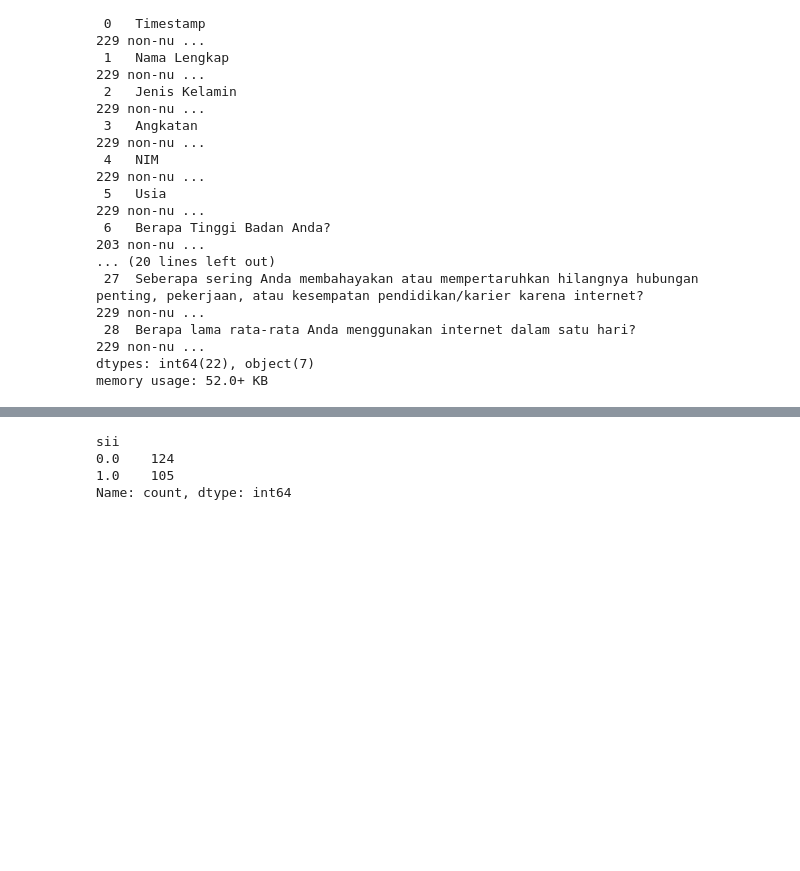
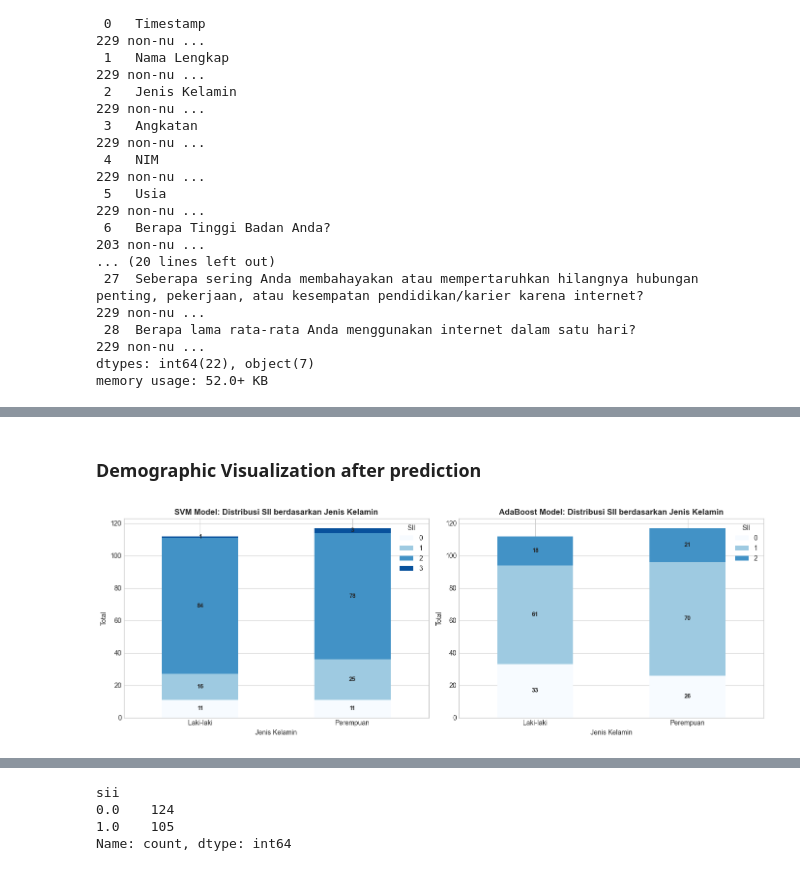
Before and after one commit to MufadhaTiohandra/skripsi, a Jupyter notebook: implement.ipynb, the cells around one changed output, grey strips where cells are left out. Cells and saved outputs as stored; diff of their text form; code cells hidden in the pictures; blank space fills up the shorter version.

```diff
--- a/implement.ipynb
+++ b/implement.ipynb
@@ -108,0 +89,6 @@ memory usage: 53.8+ KB
+# %%
+ada_model = load('model/ada_model_noCV.pkl')
+y_pred_ada = ada_model.predict(X_scaled)
+dfc_2['sii'] = y_pred_ada
+print("AdaBoost Model Prediction Results:")
+print(dfc_2['sii'].value_counts())
@@ -108,0 +113,47 @@ memory usage: 53.8+ KB
+# %% [markdown]
+### **Demographic Visualization after prediction**
+# %%
+# result for SVM
+df_svm = df.copy()
+df_svm['sii'] = dfc['sii']
+df_svm['iat_total'] = dfc['IAT-IAT_Total']
+
+# result for AdaBoost
+df_ada = df.copy()
+df_ada['sii'] = dfc_2['sii']
+df_ada['iat_total'] = dfc_2['IAT-IAT_Total']
+# %%
+plt.style.use('seaborn-v0_8-whitegrid')
+# Comparison of SII predictions by Sex for both models
+fig, axes = plt.subplots(1, 2, figsize=(14, 5))
+
+# SVM Model
+svm_sii_sex = df_svm.groupby(['Jenis Kelamin', 'sii']).size().unstack(fill_value=0)
+svm_sii_sex.plot(kind='bar', stacked=True, ax=axes[0], color=['#F7FBFF', '#9ECAE1', '#4292C6', '#08519C'])
+axes[0].set_title('SVM Model: Distribusi SII berdasarkan Jenis Kelamin', fontsize=12, fontweight='bold')
+axes[0].set_xlabel('Jenis Kelamin')
+axes[0].set_ylabel('Total')
+axes[0].legend(title='SII', labels=['0', '1', '2', '3'])
+axes[0].set_xticklabels(axes[0].get_xticklabels(), rotation=0)
+
+# Add count labels on stacked bars for SVM
+for container in axes[0].containers:
+    axes[0].bar_label(container, label_type='center', fontsize=9, fontweight='bold')
+
+# AdaBoost Model
+ada_sii_sex = df_ada.groupby(['Jenis Kelamin', 'sii']).size().unstack(fill_value=0)
+ada_sii_sex.plot(kind='bar', stacked=True, ax=axes[1], color=['#F7FBFF', '#9ECAE1', '#4292C6', '#08519C'])
+axes[1].set_title('AdaBoost Model: Distribusi SII berdasarkan Jenis Kelamin', fontsize=12, fontweight='bold')
+axes[1].set_xlabel('Jenis Kelamin')
+axes[1].set_ylabel('Total')
+axes[1].legend(title='SII', labels=['0', '1', '2', '3'])
+axes[1].set_xticklabels(axes[1].get_xticklabels(), rotation=0)
+
+# Add count labels on stacked bars for AdaBoost
+for container in axes[1].containers:
+    axes[1].bar_label(container, label_type='center', fontsize=9, fontweight='bold')
+
+plt.tight_layout()
+plt.show()
+# %% [output]
+[figure, added]
```
Also changed, not shown: parts of 9 cells of this notebook, 9 other files.
